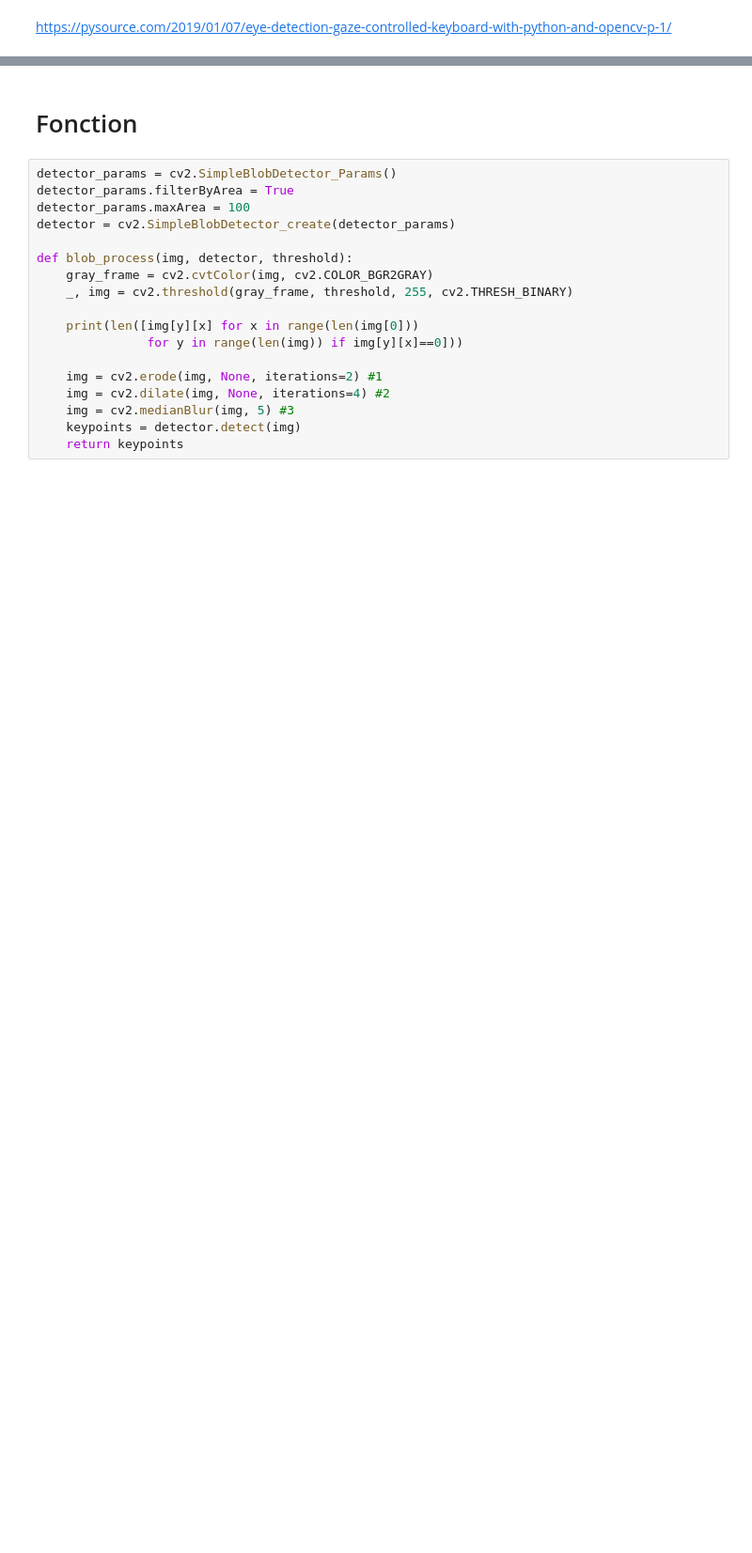
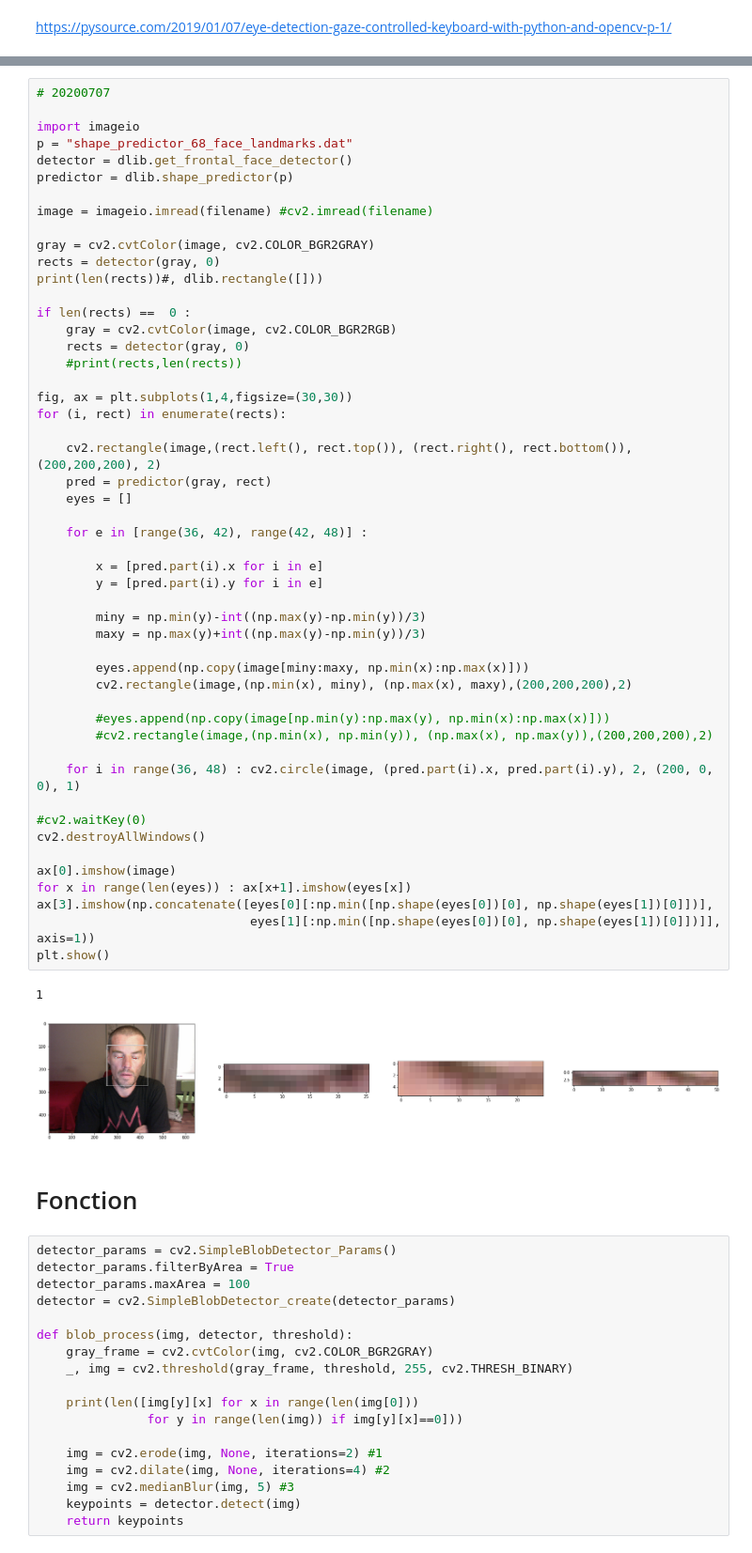
Before and after one commit to laurentperrinet/CatchTheEye, a Jupyter notebook: dev/2020-02-21_test_dlib_ET.ipynb, the cells around one changed output, grey strips where cells are left out. Shown at 94% size. Saved outputs shown, nothing was run; the diff lists cells and outputs as text; blank space fills up the shorter version.

```diff
--- a/dev/2020-02-21_test_dlib_ET.ipynb
+++ b/dev/2020-02-21_test_dlib_ET.ipynb
@@ -63,3 +66,56 @@ plt.show()
+# %%
+# 20200707
+
+import imageio
+p = "shape_predictor_68_face_landmarks.dat"
+detector = dlib.get_frontal_face_detector()
+predictor = dlib.shape_predictor(p)
+
+image = imageio.imread(filename) #cv2.imread(filename)
+
+gray = cv2.cvtColor(image, cv2.COLOR_BGR2GRAY)
+rects = detector(gray, 0)
+print(len(rects))#, dlib.rectangle([]))
+
+if len(rects) ==  0 :
+    gray = cv2.cvtColor(image, cv2.COLOR_BGR2RGB)
+    rects = detector(gray, 0)
+    #print(rects,len(rects))
+
+fig, ax = plt.subplots(1,4,figsize=(30,30))
+for (i, rect) in enumerate(rects):
+
+    cv2.rectangle(image,(rect.left(), rect.top()), (rect.right(), rect.bottom()), (200,200,200), 2)
+    pred = predictor(gray, rect)
+    eyes = []
+
+    for e in [range(36, 42), range(42, 48)] :
+
+        x = [pred.part(i).x for i in e]
+        y = [pred.part(i).y for i in e]
+
+        miny = np.min(y)-int((np.max(y)-np.min(y))/3)
+        maxy = np.max(y)+int((np.max(y)-np.min(y))/3)
+
+        eyes.append(np.copy(image[miny:maxy, np.min(x):np.max(x)]))
+        cv2.rectangle(image,(np.min(x), miny), (np.max(x), maxy),(200,200,200),2)
+
+        #eyes.append(np.copy(image[np.min(y):np.max(y), np.min(x):np.max(x)]))
+        #cv2.rectangle(image,(np.min(x), np.min(y)), (np.max(x), np.max(y)),(200,200,200),2)
+
+    for i in range(36, 48) : cv2.circle(image, (pred.part(i).x, pred.part(i).y), 2, (200, 0, 0), 1)
+
+#cv2.waitKey(0)
+cv2.destroyAllWindows()
+
+ax[0].imshow(image)
+for x in range(len(eyes)) : ax[x+1].imshow(eyes[x])
+ax[3].imshow(np.concatenate([eyes[0][:np.min([np.shape(eyes[0])[0], np.shape(eyes[1])[0]])],
+                             eyes[1][:np.min([np.shape(eyes[0])[0], np.shape(eyes[1])[0]])]], axis=1))
+plt.show()
+# %% [output]
+1
+[figure, added]
 # %% [markdown]
 # Fonction
 # %%
```
Also changed, not shown: parts of 2 cells of this notebook, 6 other files.
